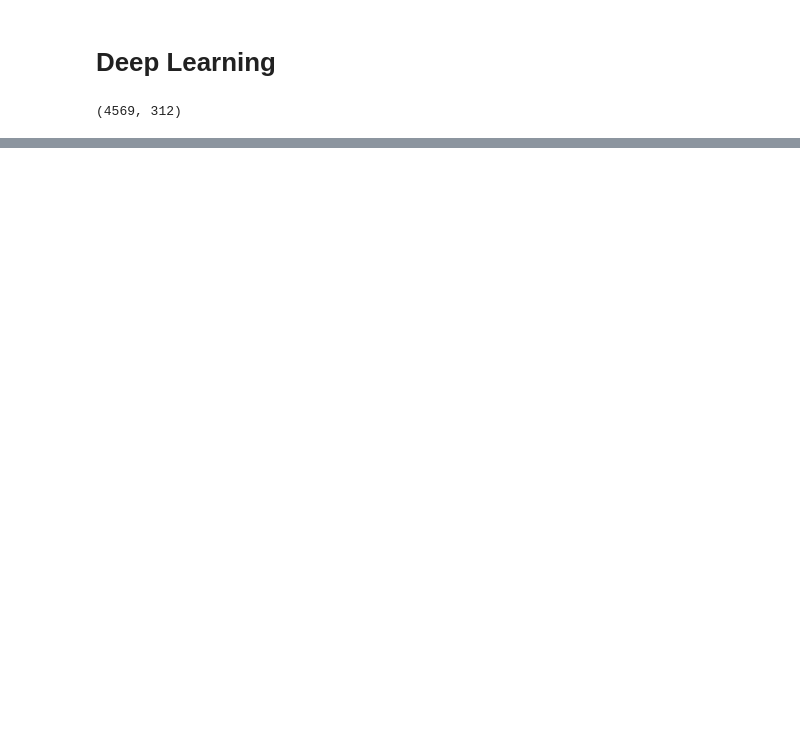
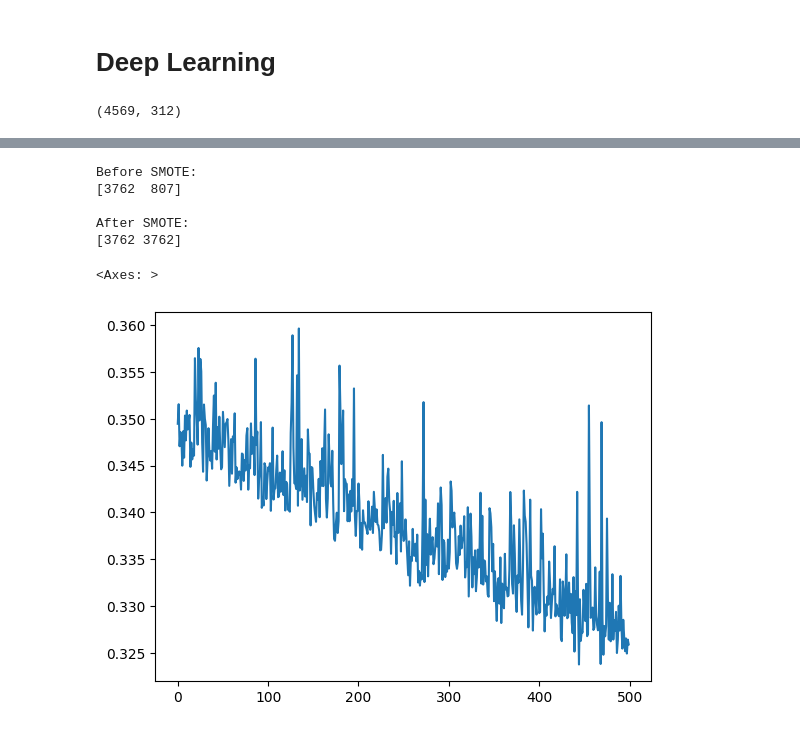
Before and after one commit to shahiryar/conflict-modelling, a Jupyter notebook: Conflict_Prediction.ipynb, the cells around one changed output, grey strips where cells are left out. Saved outputs shown, nothing was run; the diff lists cells and outputs as text; code cells hidden in the pictures; blank space fills up the shorter version.

Commit message:
Improved recall and f1 through sampling to make class dist equitable

```diff
--- a/Conflict_Prediction.ipynb
+++ b/Conflict_Prediction.ipynb
@@ -532,0 +526,32 @@ array([[1066,  167],
+# %%
+from imblearn.over_sampling import SMOTE
+import numpy as np
+
+# Assuming X_train and y_train are your input data and labels, respectively
+
+# Instantiate SMOTE
+smote = SMOTE()
+
+# Apply SMOTE to generate synthetic samples
+X_train_resampled, y_train_resampled = smote.fit_resample(X_train, y_train)
+
+# Print the class distribution before and after applying SMOTE
+print("Before SMOTE:")
+print(np.bincount(y_train))  # Count the occurrences of each class
+print("\nAfter SMOTE:")
+print(np.bincount(y_train_resampled))
+
+# Now, X_train_resampled and y_train_resampled contain the resampled data
+# %% [output]
+Before SMOTE:
+[3762  807]
+
+After SMOTE:
+[3762 3762]
+# %%
+history = deep_model.fit(X_train, y_train.values.reshape(-1,1), batch_size=80, epochs=500)
+# %%
+sns.lineplot(history.history['loss'])
+# %% [output]
+<Axes: >
+[figure, added]
```
Also changed, not shown: parts of 30 cells of this notebook.
